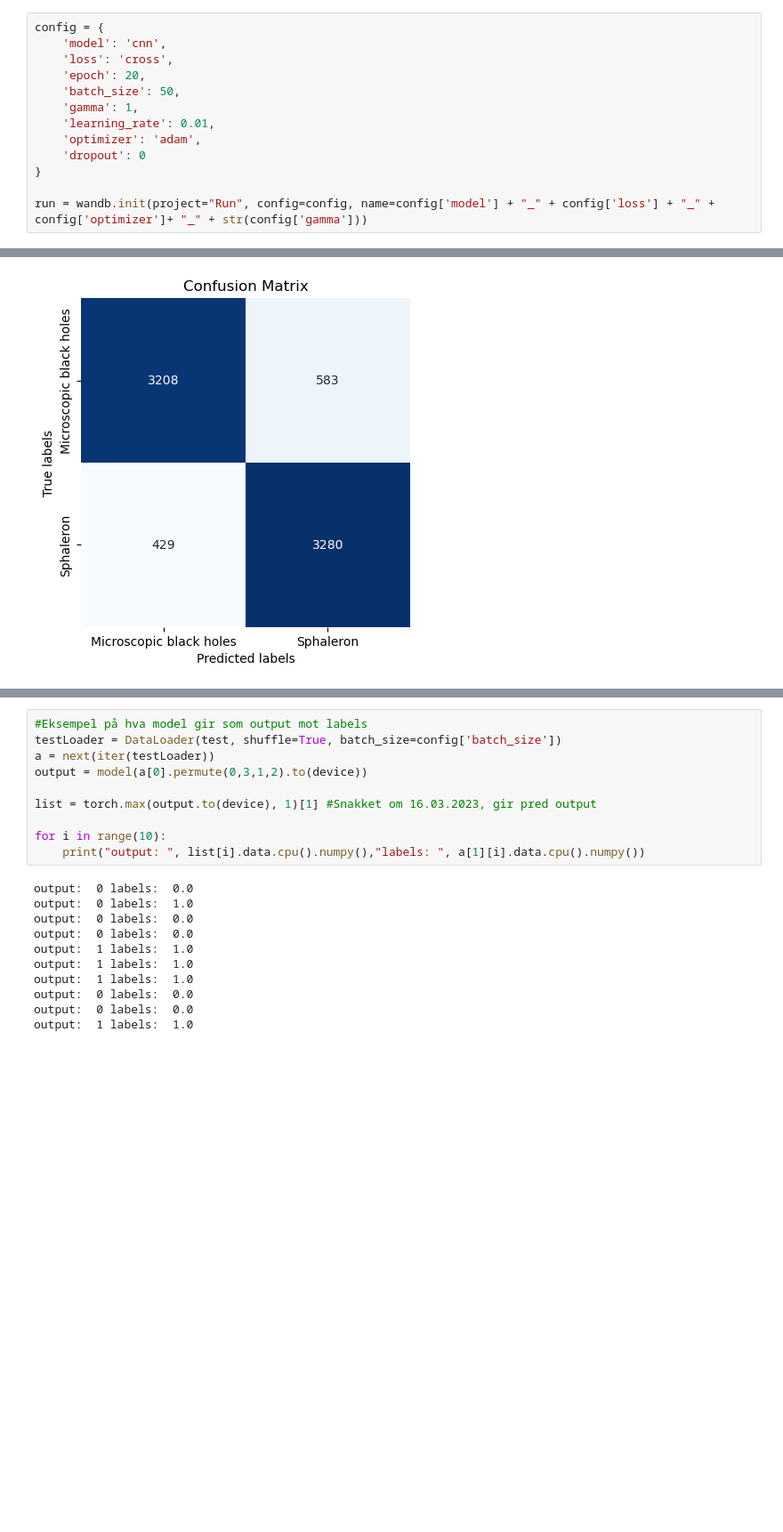
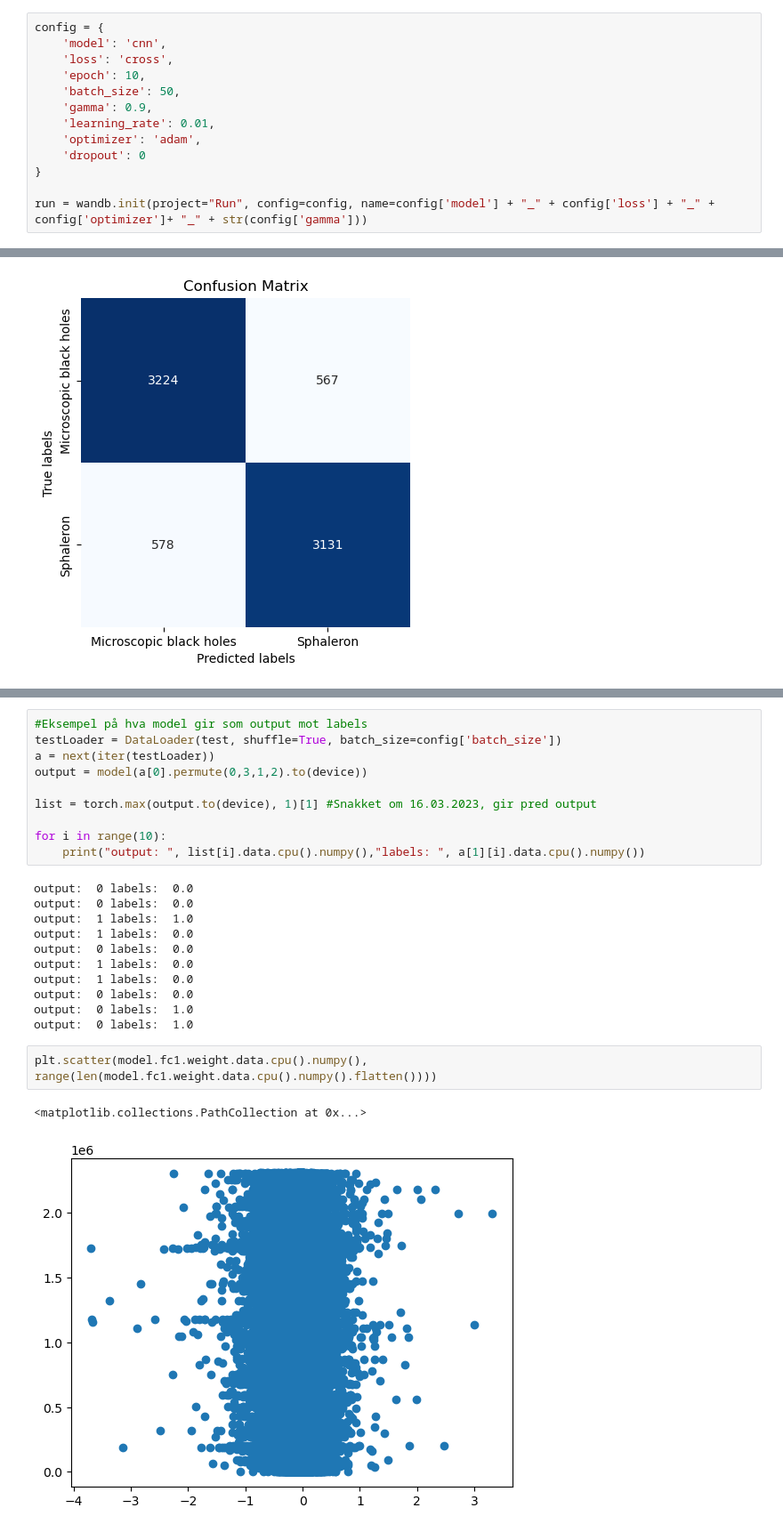
Before and after one commit to 591291-hvl/Bachelor, a Jupyter notebook: Code/notebooks/pyTorch/Run.ipynb, the cells around one changed output, grey strips where cells are left out. Shown: that part at 89% size. Cells and saved outputs as stored; diff of their text form; blank space fills up the shorter version.

```diff
--- a/Code/notebooks/pyTorch/Run.ipynb
+++ b/Code/notebooks/pyTorch/Run.ipynb
@@ -97,9 +95,9 @@ Estimated Total Size (MB): 10.12
 config = {
     'model': 'cnn',
     'loss': 'cross',
-    'epoch': 20,
+    'epoch': 10,
     'batch_size': 50,
-    'gamma': 1,
+    'gamma': 0.9,
     'learning_rate': 0.01,
     'optimizer': 'adam',
     'dropout': 0
@@ -165,13 +183,18 @@ list = torch.max(output.to(device), 1)[1] #Snakket om 16.03.2023, gir pred outpu
 for i in range(10):
     print("output: ", list[i].data.cpu().numpy(),"labels: ", a[1][i].data.cpu().numpy())
 # %% [output]
-output:  0 labels:  0.0
-output:  0 labels:  1.0
 output:  0 labels:  0.0
 output:  0 labels:  0.0
 output:  1 labels:  1.0
-output:  1 labels:  1.0
-output:  1 labels:  1.0
+output:  1 labels:  0.0
 output:  0 labels:  0.0
+output:  1 labels:  0.0
+output:  1 labels:  0.0
 output:  0 labels:  0.0
-output:  1 labels:  1.0
+output:  0 labels:  1.0
+output:  0 labels:  1.0
+# %%
+plt.scatter(model.fc1.weight.data.cpu().numpy(), range(len(model.fc1.weight.data.cpu().numpy().flatten())))
+# %% [output]
+<matplotlib.collections.PathCollection at 0x...>
+[figure, added]
```
Also changed, not shown: parts of 4 cells of this notebook, 3 other files.
